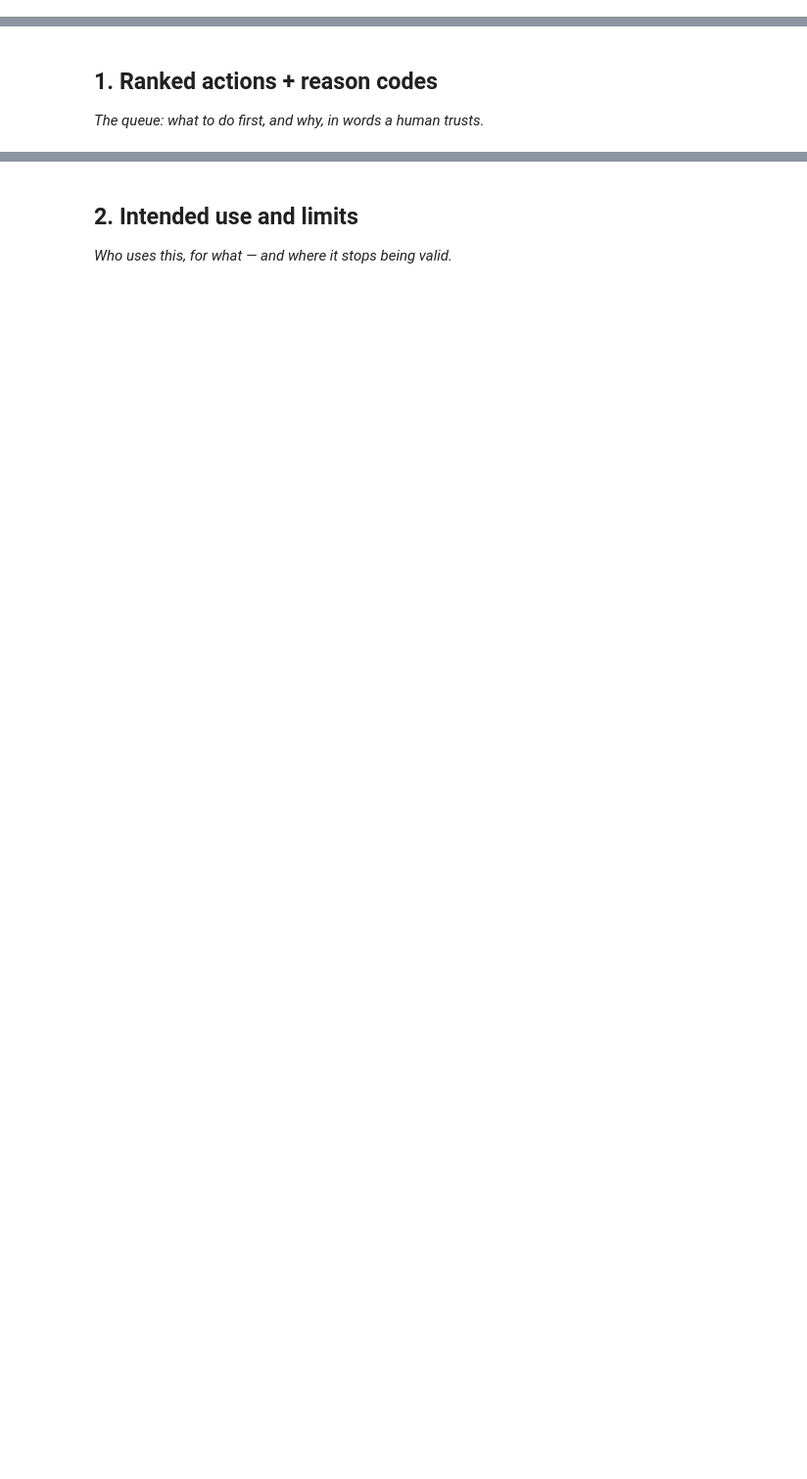
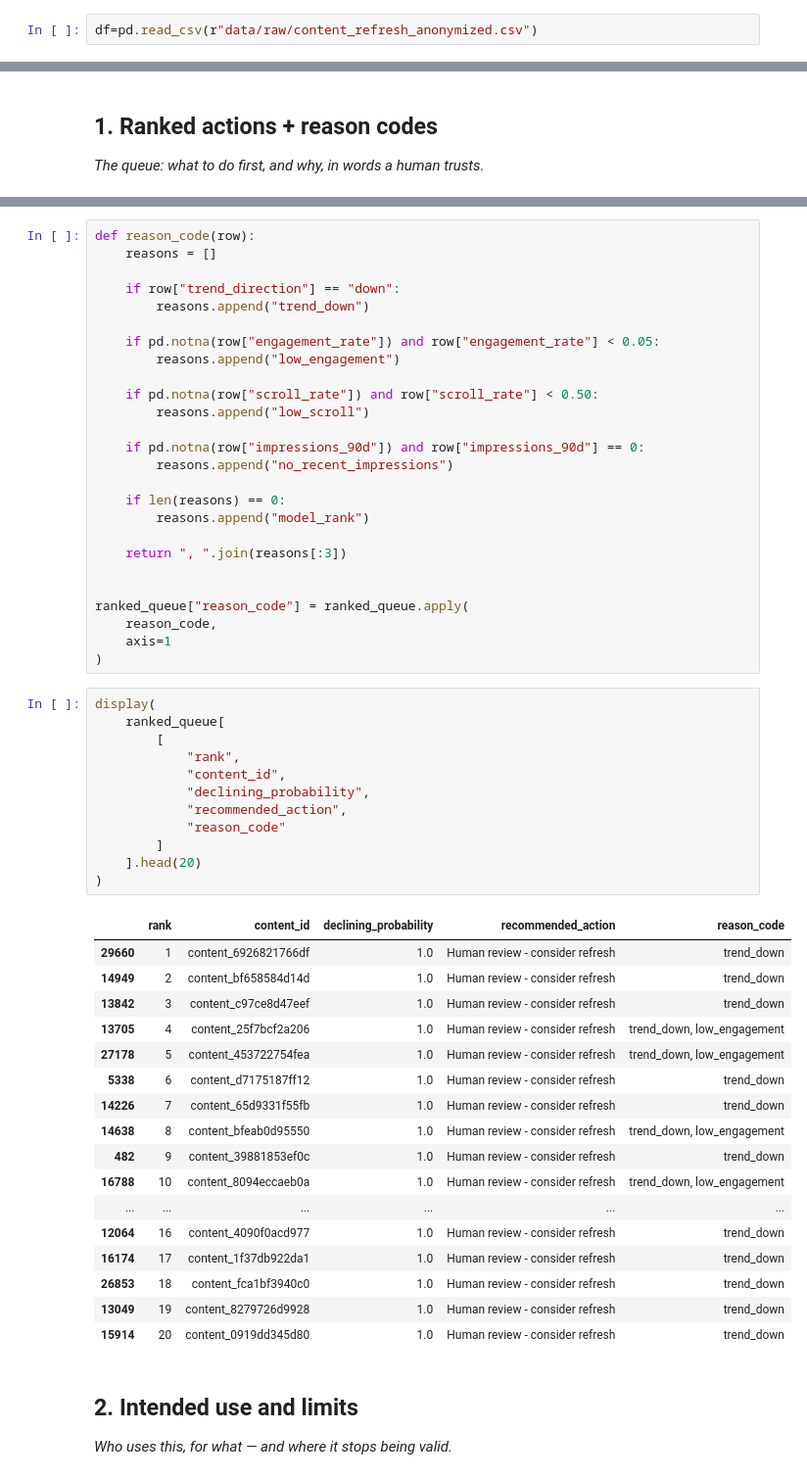
Before and after one commit to jenilrupareliya5150-bit/FlyRankAi-ml-Track, a Jupyter notebook: work/notebooks/w07_action_playbook.ipynb, the cells around one changed output, grey strips where cells are left out. Shown at 98% size. Saved outputs shown, nothing was run; the diff lists cells and outputs as text; blank space fills up the shorter version.

Commit message:
Add files via upload
commite action playbook

```diff
--- a/work/notebooks/w07_action_playbook.ipynb
+++ b/work/notebooks/w07_action_playbook.ipynb
@@ -8,0 +27,2 @@ This skeleton is yours to fill. Work the sections **in order** — each one has
+# %%
+df=pd.read_csv(r"data/raw/content_refresh_anonymized.csv")
@@ -16,3 +265,59 @@ This skeleton is yours to fill. Work the sections **in order** — each one has
+# %%
+def reason_code(row):
+    reasons = []
+
+    if row["trend_direction"] == "down":
+        reasons.append("trend_down")
+
+    if pd.notna(row["engagement_rate"]) and row["engagement_rate"] < 0.05:
+        reasons.append("low_engagement")
+
+    if pd.notna(row["scroll_rate"]) and row["scroll_rate"] < 0.50:
+        reasons.append("low_scroll")
+
+    if pd.notna(row["impressions_90d"]) and row["impressions_90d"] == 0:
+        reasons.append("no_recent_impressions")
+
+    if len(reasons) == 0:
+        reasons.append("model_rank")
+
+    return ", ".join(reasons[:3])
+
+
+ranked_queue["reason_code"] = ranked_queue.apply(
+    reason_code,
+    axis=1
+)
+# %%
+display(
+    ranked_queue[
+        [
+            "rank",
+            "content_id",
+            "declining_probability",
+            "recommended_action",
+            "reason_code"
+        ]
+    ].head(20)
+)
+# %% [output]
+|  | rank | content_id | declining_probability | recommended_action | reason_code |
+| 29660 | 1 | content_6926821766df | 1.0 | Human review - consider refresh | trend_down |
+| 14949 | 2 | content_bf658584d14d | 1.0 | Human review - consider refresh | trend_down |
+| 13842 | 3 | content_c97ce8d47eef | 1.0 | Human review - consider refresh | trend_down |
+| 13705 | 4 | content_25f7bcf2a206 | 1.0 | Human review - consider refresh | trend_down, low_engagement |
+| 27178 | 5 | content_453722754fea | 1.0 | Human review - consider refresh | trend_down, low_engagement |
+| 5338 | 6 | content_d7175187ff12 | 1.0 | Human review - consider refresh | trend_down |
+| 14226 | 7 | content_65d9331f55fb | 1.0 | Human review - consider refresh | trend_down |
+| 14638 | 8 | content_bfeab0d95550 | 1.0 | Human review - consider refresh | trend_down, low_engagement |
+| 482 | 9 | content_39881853ef0c | 1.0 | Human review - consider refresh | trend_down |
+| 16788 | 10 | content_8094eccaeb0a | 1.0 | Human review - consider refresh | trend_down, low_engagement |
+| ... | ... | ... | ... | ... | ... |
+| 12064 | 16 | content_4090f0acd977 | 1.0 | Human review - consider refresh | trend_down |
+| 16174 | 17 | content_1f37db922da1 | 1.0 | Human review - consider refresh | trend_down |
+| 26853 | 18 | content_fca1bf3940c0 | 1.0 | Human review - consider refresh | trend_down |
+| 13049 | 19 | content_8279726d9928 | 1.0 | Human review - consider refresh | trend_down |
+| 15914 | 20 | content_0919dd345d80 | 1.0 | Human review - consider refresh | trend_down |
 # %% [markdown]
 ## 2. Intended use and limits
 
```
Also changed, not shown: parts of 21 cells of this notebook.
